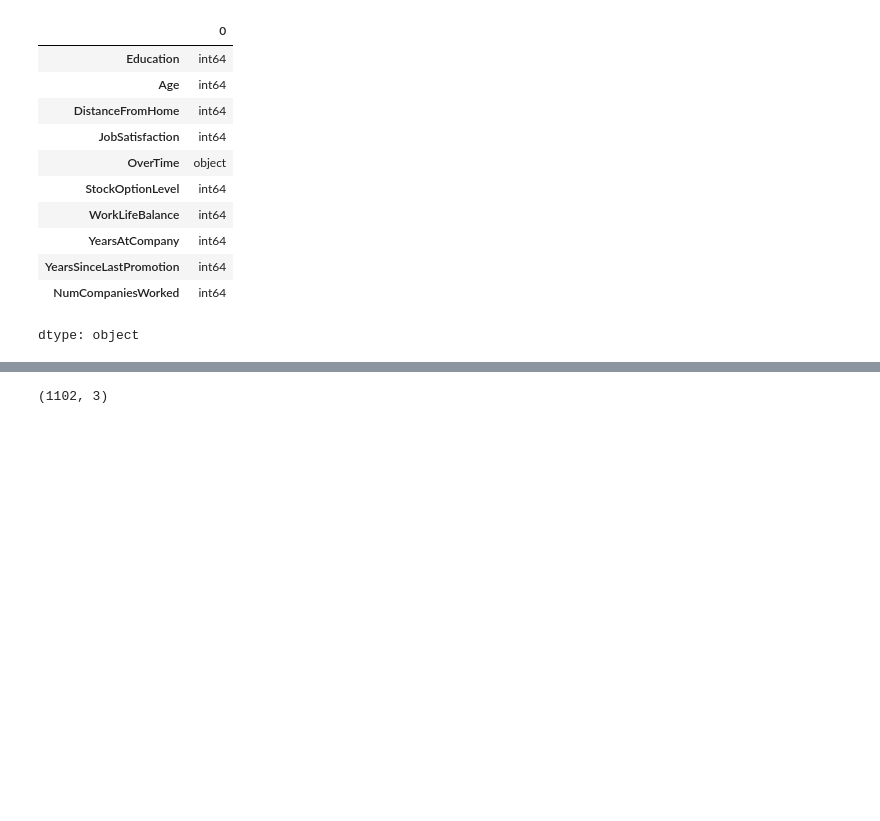
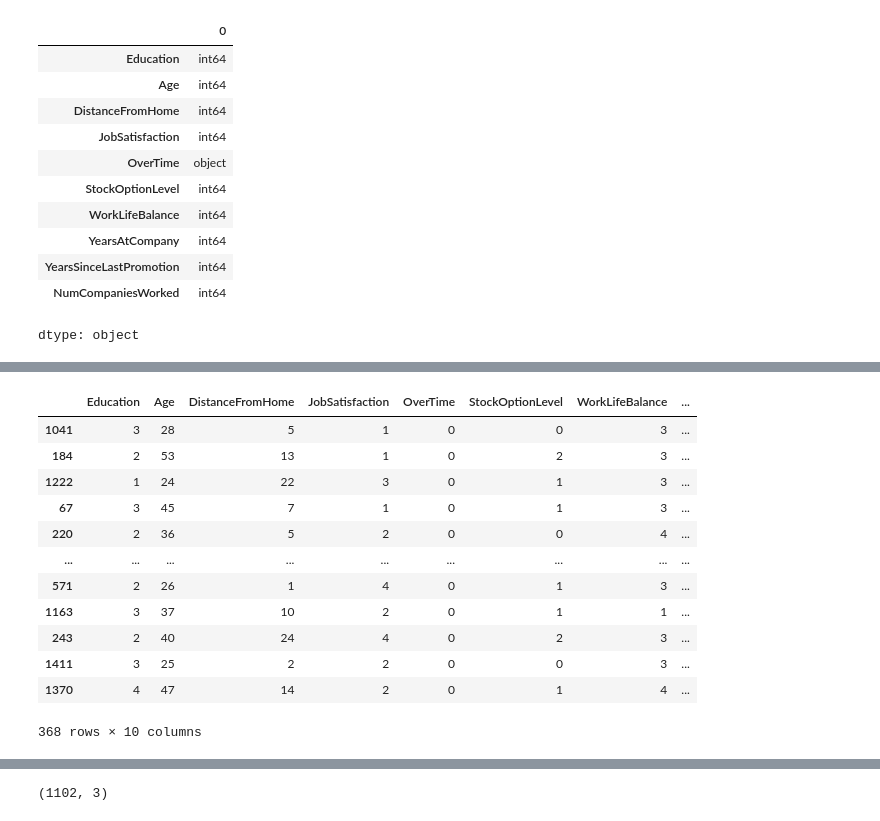
Before and after one commit to cscheese/neural-network-challenge-2, a Jupyter notebook: attrition.ipynb, the cells around one changed output, grey strips where cells are left out. Cells and saved outputs as stored; diff of their text form; code cells hidden in the pictures; blank space fills up the shorter version.

```diff
--- a/attrition.ipynb
+++ b/attrition.ipynb
@@ -136 +210,19 @@ X_test_scaled = X_scaler.transform(X_test)
+# %%
+# I worked with my tutor on this
+# Checking output of the X_test data set - (numbers)
+X_test
+# %% [output]
+|  | Education | Age | DistanceFromHome | JobSatisfaction | OverTime | StockOptionLevel | WorkLifeBalance | ... |
+| 1041 | 3 | 28 | 5 | 1 | 0 | 0 | 3 | ... |
+| 184 | 2 | 53 | 13 | 1 | 0 | 2 | 3 | ... |
+| 1222 | 1 | 24 | 22 | 3 | 0 | 1 | 3 | ... |
+| 67 | 3 | 45 | 7 | 1 | 0 | 1 | 3 | ... |
+| 220 | 2 | 36 | 5 | 2 | 0 | 0 | 4 | ... |
+| ... | ... | ... | ... | ... | ... | ... | ... | ... |
+| 571 | 2 | 26 | 1 | 4 | 0 | 1 | 3 | ... |
+| 1163 | 3 | 37 | 10 | 2 | 0 | 1 | 1 | ... |
+| 243 | 2 | 40 | 24 | 4 | 0 | 2 | 3 | ... |
+| 1411 | 3 | 25 | 2 | 2 | 0 | 0 | 3 | ... |
+| 1370 | 4 | 47 | 14 | 2 | 0 | 1 | 4 | ... |
+368 rows × 10 columns
 # %%
```
Also changed, not shown: parts of 24 cells of this notebook.
